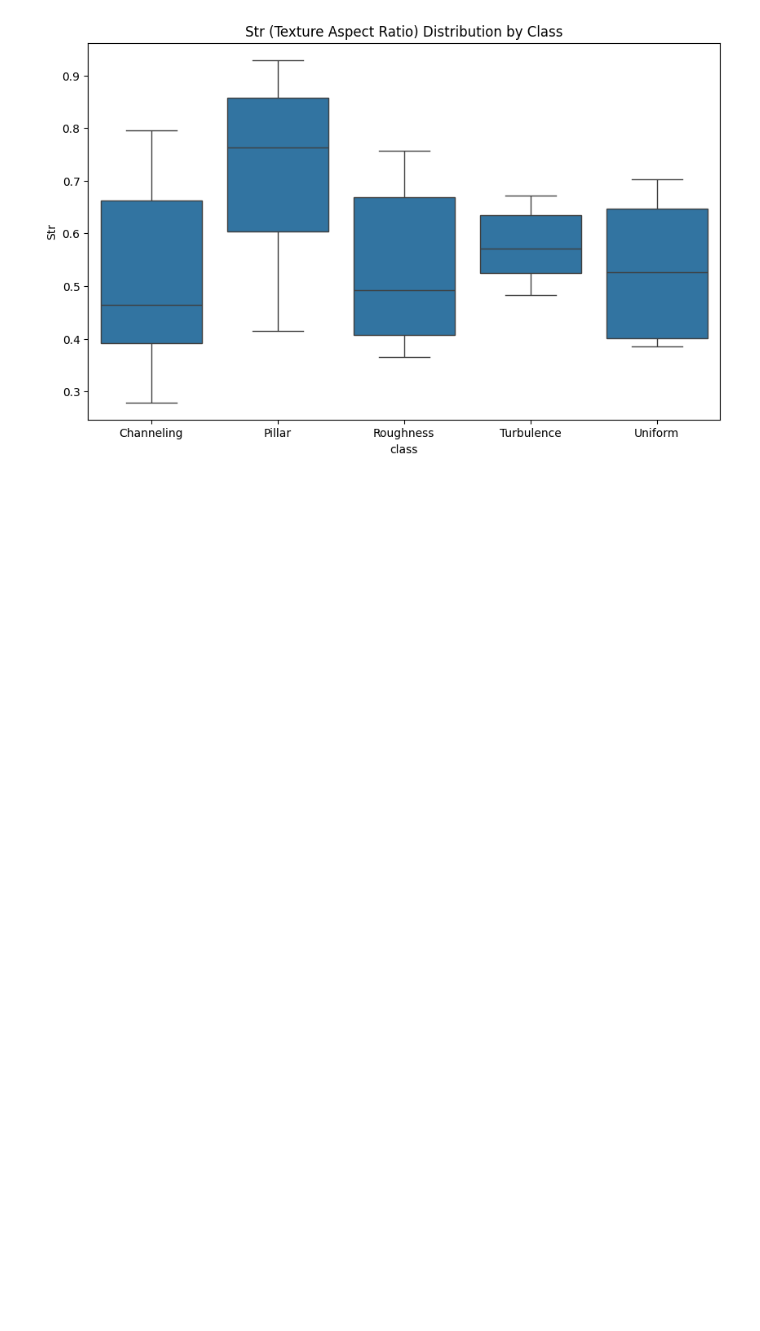
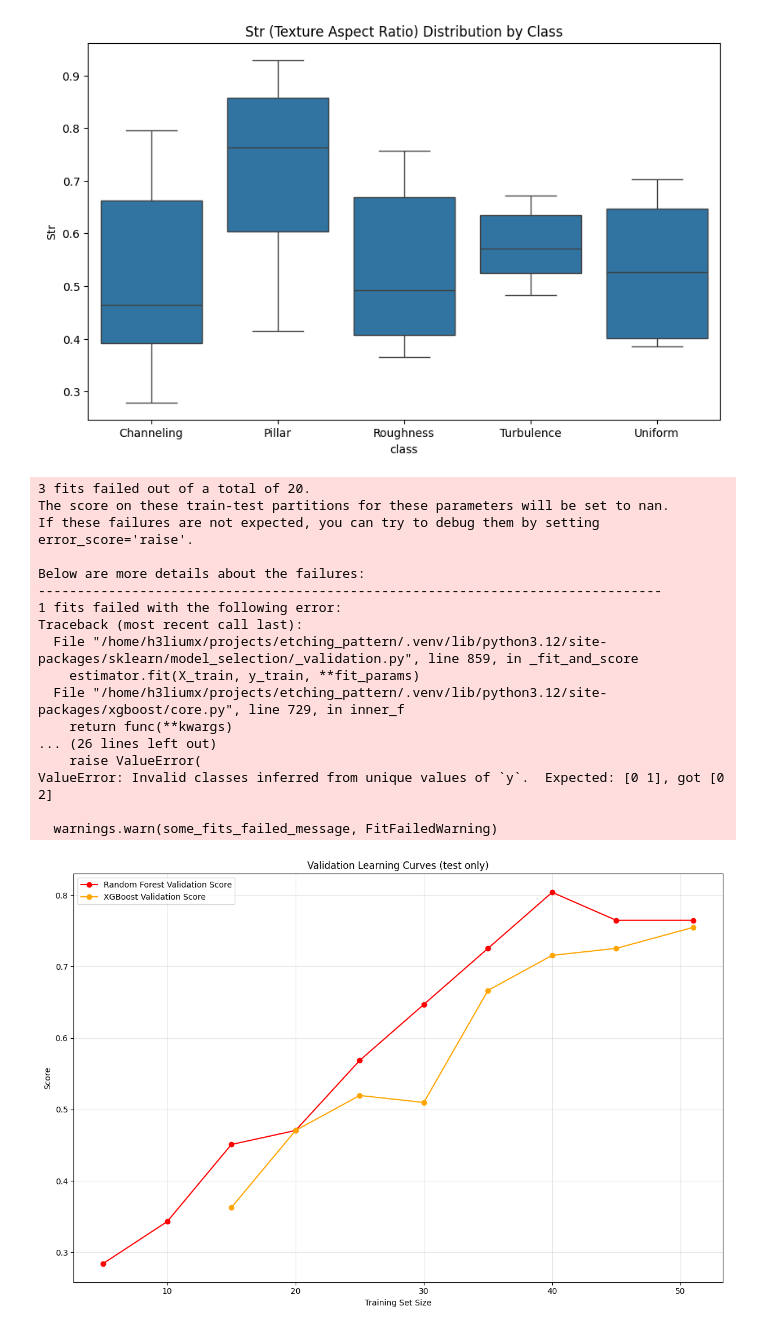
Before and after one commit to 0xH3lium/etching_pattern, a Jupyter notebook: research.ipynb, the cells around one changed output. Cells and saved outputs as stored; diff of their text form; code cells hidden in the pictures; blank space fills up the shorter version.

Commit message:
Updated model config

```diff
--- a/research.ipynb
+++ b/research.ipynb
@@ -317,0 +329,64 @@ Uniform     0.702977
+# %%
+# Load and prepare data for learning curves
+dataset_path = './data/processed/surface_features_processed.csv'
+df_lc = pd.read_csv(dataset_path)
+df_lc = df_lc.drop(columns=['filename'])
+df_lc = df_lc.dropna()
+
+# Shuffle the data to mix classes
+df_lc = df_lc.sample(frac=1, random_state=42).reset_index(drop=True)
+
+X_lc = df_lc.drop(columns=['label'])
+y_lc = df_lc['label']
+
+# Encode labels
+le_lc = LabelEncoder()
+y_encoded_lc = le_lc.fit_transform(y_lc)
+
+# Scale features
+scaler_lc = StandardScaler()
+X_scaled_lc = scaler_lc.fit_transform(X_lc)
+
+# Define models
+models_lc = {
+    'Random Forest': RandomForestClassifier(
+        n_estimators=150,
+        random_state=42,
+        max_features='sqrt',
+        min_samples_leaf=1,
+        min_samples_split=2,
+        n_jobs=-1
+    ),
+    'XGBoost': xgb.XGBClassifier(
+        n_estimators=150,
+        learning_rate=0.15,
+        max_depth=4,
+        subsample=1.0,
+        colsample_bytree=0.8,
+        eval_metric='mlogloss',
+        n_jobs=-1,
+        random_state=42
+    )
+}
+
+# Plot learning curves with cv=2 to ensure all classes are present in each fold
+plot_learning_curves(models_lc, X_scaled_lc, y_encoded_lc, cv=2)
+# %% [output]
+3 fits failed out of a total of 20.
+The score on these train-test partitions for these parameters will be set to nan.
+If these failures are not expected, you can try to debug them by setting error_score='raise'.
+
+Below are more details about the failures:
+--------------------------------------------------------------------------------
+1 fits failed with the following error:
+Traceback (most recent call last):
+  File "/home/h3liumx/projects/etching_pattern/.venv/lib/python3.12/site-packages/sklearn/model_selection/_validation.py", line 859, in _fit_and_score
+    estimator.fit(X_train, y_train, **fit_params)
+  File "/home/h3liumx/projects/etching_pattern/.venv/lib/python3.12/site-packages/xgboost/core.py", line 729, in inner_f
+    return func(**kwargs)
+... (26 lines left out)
+    raise ValueError(
+ValueError: Invalid classes inferred from unique values of `y`.  Expected: [0 1], got [0 2]
+
+  warnings.warn(some_fits_failed_message, FitFailedWarning)
+[figure, added]
```
Also changed, not shown: parts of 2 cells of this notebook, 6 other files.
